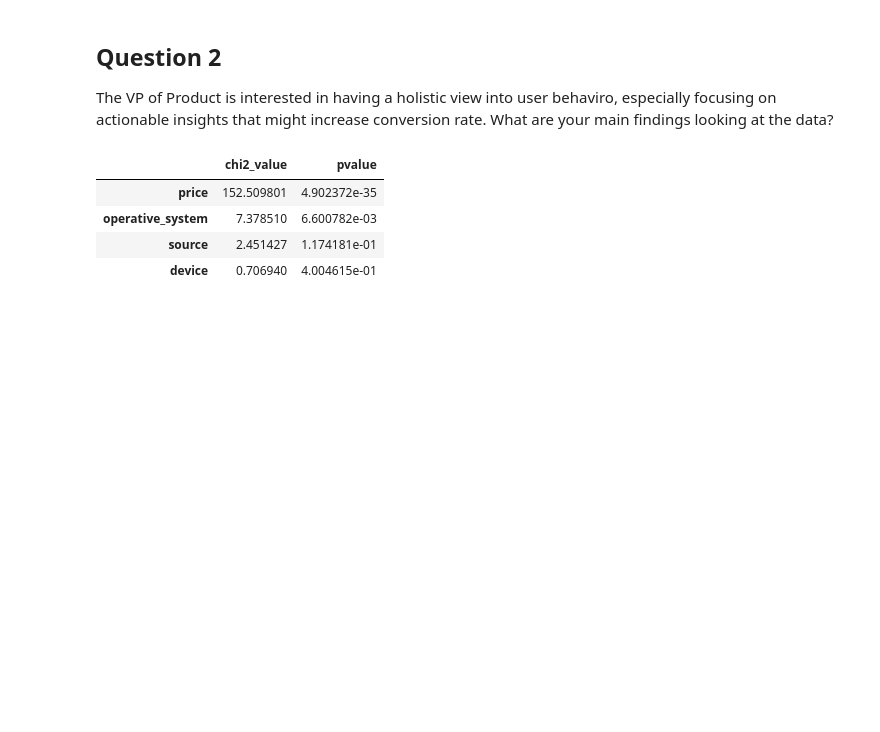
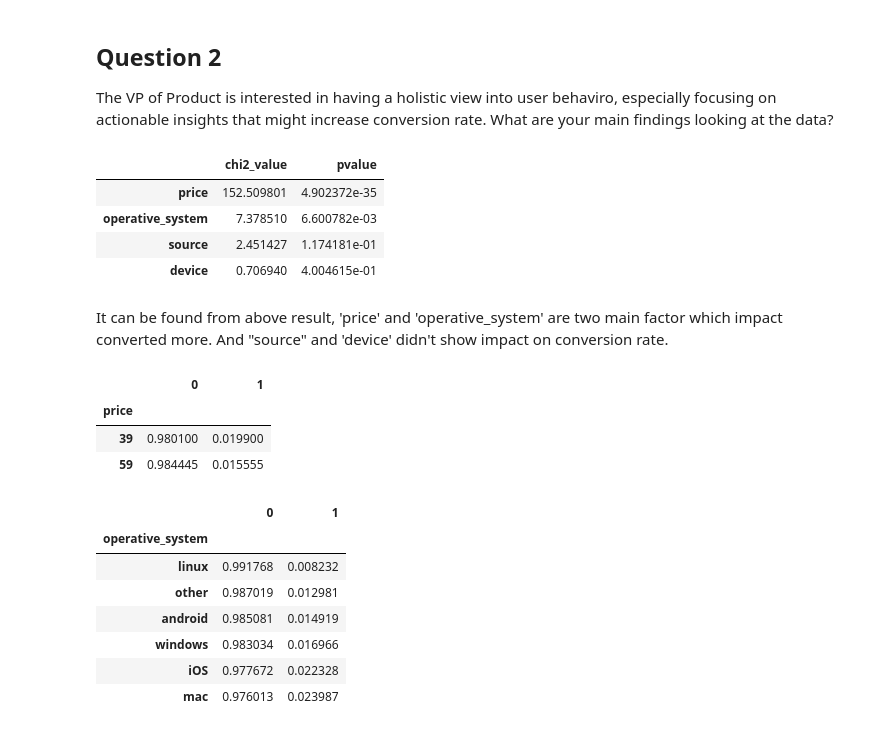
Before and after one commit to Aliciaworld/DS-TakeHomeChallenges, a Jupyter notebook: 06. Pricing Test.ipynb, the cells around one changed output. Drawn from its saved outputs; the diff is of its cells as text; code cells hidden in the pictures; blank space fills up the shorter version.

```diff
--- a/06. Pricing Test.ipynb
+++ b/06. Pricing Test.ipynb
@@ -236,3 +229,27 @@ pd.DataFrame({'chi2_value':ch2values,'pvalue':pvalues},index = columns).sort_val
 | operative_system | 7.378510 | 6.600782e-03 |
 | source | 2.451427 | 1.174181e-01 |
 | device | 0.706940 | 4.004615e-01 |
+# %% [markdown]
+It can be found from above result, 'price' and 'operative_system' are two main factor which impact converted more. And "source" and 'device' didn't show impact on conversion rate.
+# %%
+# check how price affects converted
+price_converted = test.groupby('price')['converted'].apply(lambda a: a.value_counts(normalize = True)).unstack()
+price_converted
+# %% [output]
+|  | 0 | 1 |
+| price |  |  |
+| 39 | 0.980100 | 0.019900 |
+| 59 | 0.984445 | 0.015555 |
+# %%
+# chek how operative_system affects convertion rate
+os_converted = test.groupby('operative_system')['converted'].apply(lambda a: a.value_counts(normalize =True)).unstack().sort_values(by=1)
+os_converted
+# %% [output]
+|  | 0 | 1 |
+| operative_system |  |  |
+| linux | 0.991768 | 0.008232 |
+| other | 0.987019 | 0.012981 |
+| android | 0.985081 | 0.014919 |
+| windows | 0.983034 | 0.016966 |
+| iOS | 0.977672 | 0.022328 |
+| mac | 0.976013 | 0.023987 |
```
Also changed, not shown: parts of 12 cells of this notebook.
